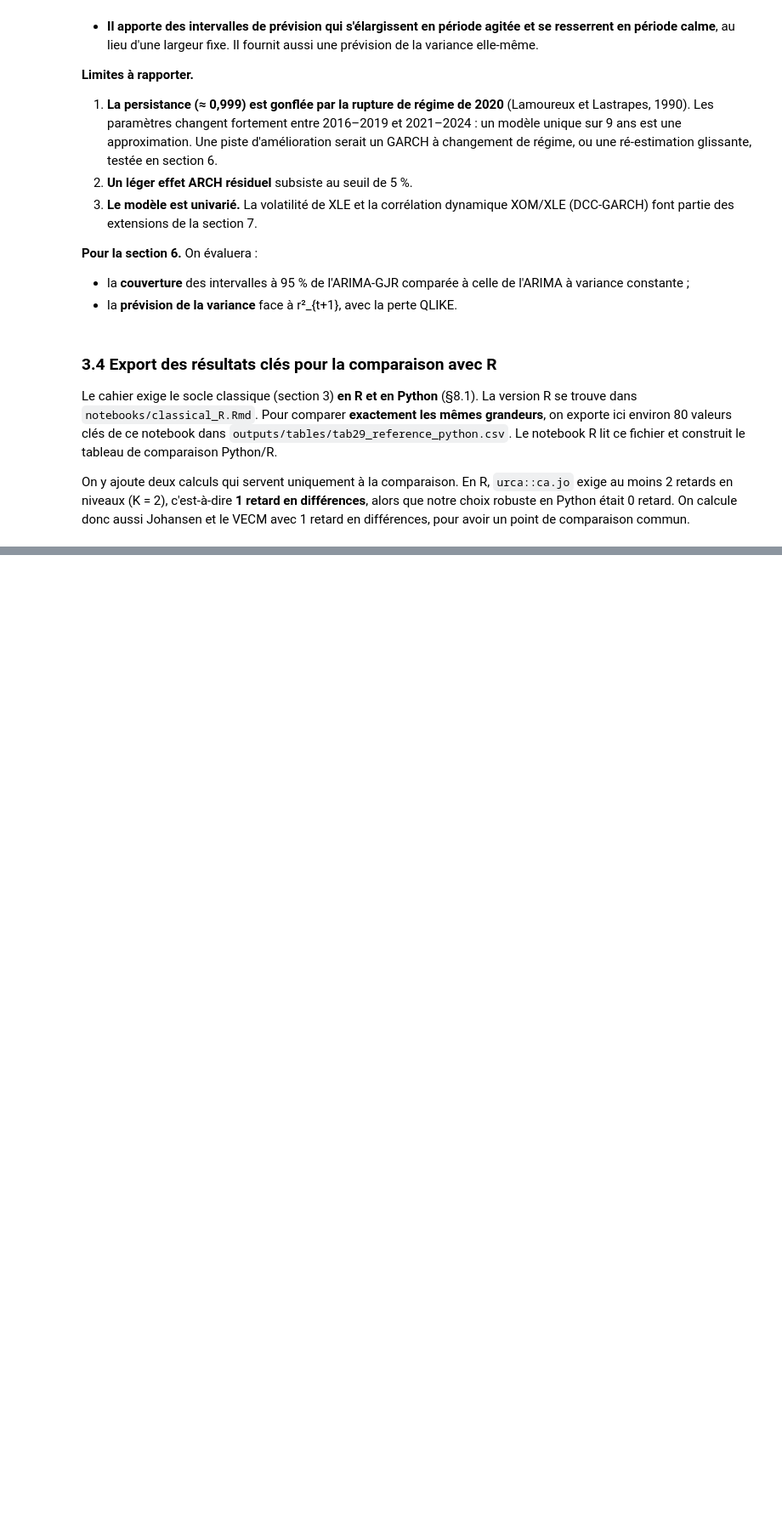
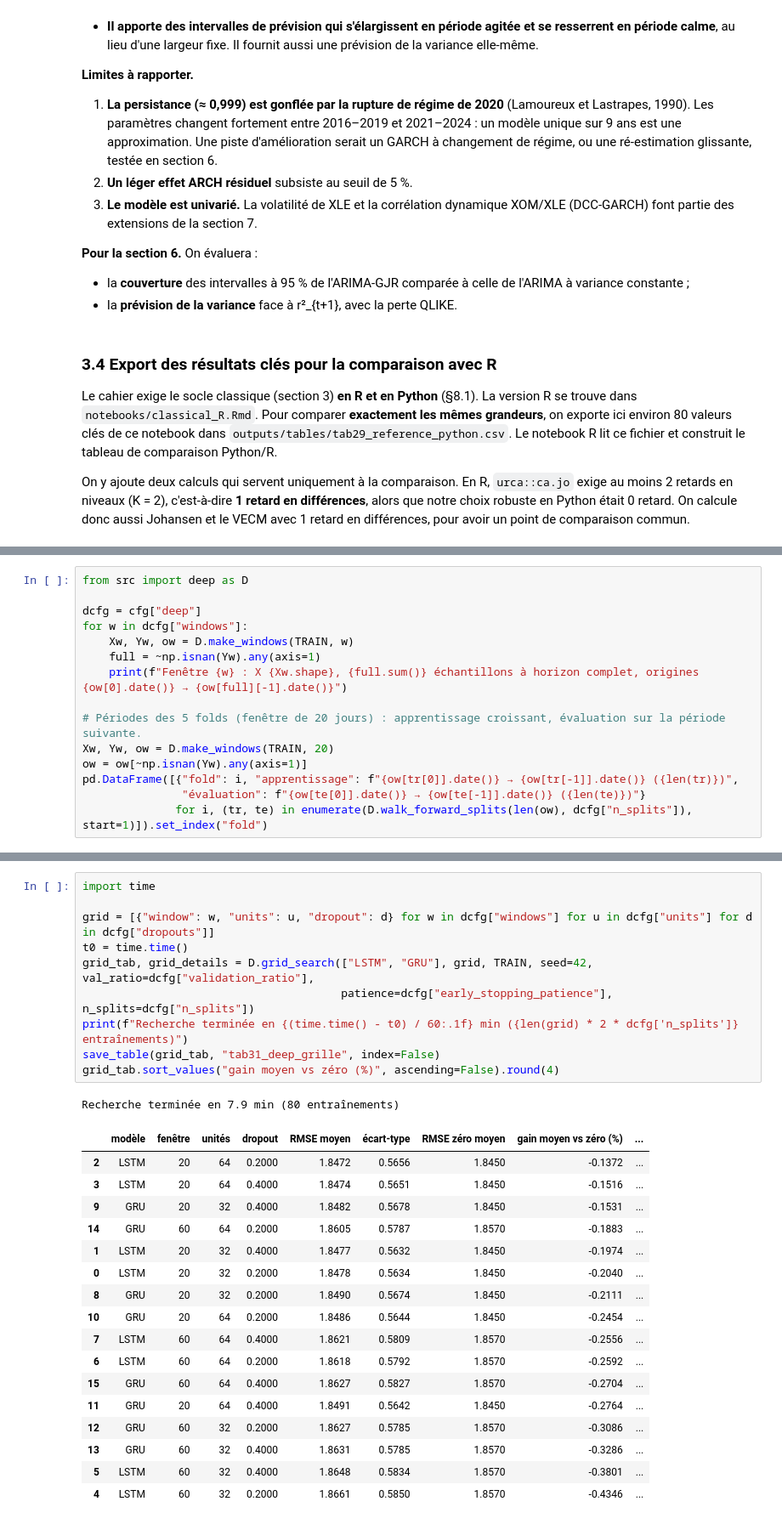
Before and after one commit to aziz28-dev/ts-project, a Jupyter notebook: notebooks/main_python.ipynb, the cells around one changed output, grey strips where cells are left out. Shown at 85% size. Drawn from its saved outputs; the diff is of its cells as text; blank space fills up the shorter version.

```diff
--- a/notebooks/main_python.ipynb
+++ b/notebooks/main_python.ipynb
@@ -2198,0 +2326,15 @@ reference.head(10)
+# %%
+from src import deep as D
+
+dcfg = cfg["deep"]
+for w in dcfg["windows"]:
+    Xw, Yw, ow = D.make_windows(TRAIN, w)
+    full = ~np.isnan(Yw).any(axis=1)
+    print(f"Fenêtre {w} : X {Xw.shape}, {full.sum()} échantillons à horizon complet, origines {ow[0].date()} → {ow[full][-1].date()}")
+
+# Périodes des 5 folds (fenêtre de 20 jours) : apprentissage croissant, évaluation sur la période suivante.
+Xw, Yw, ow = D.make_windows(TRAIN, 20)
+ow = ow[~np.isnan(Yw).any(axis=1)]
+pd.DataFrame([{"fold": i, "apprentissage": f"{ow[tr[0]].date()} → {ow[tr[-1]].date()} ({len(tr)})",
+               "évaluation": f"{ow[te[0]].date()} → {ow[te[-1]].date()} ({len(te)})"}
+              for i, (tr, te) in enumerate(D.walk_forward_splits(len(ow), dcfg["n_splits"]), start=1)]).set_index("fold")
@@ -2198,0 +2367,29 @@ reference.head(10)
+# %%
+import time
+
+grid = [{"window": w, "units": u, "dropout": d} for w in dcfg["windows"] for u in dcfg["units"] for d in dcfg["dropouts"]]
+t0 = time.time()
+grid_tab, grid_details = D.grid_search(["LSTM", "GRU"], grid, TRAIN, seed=42, val_ratio=dcfg["validation_ratio"],
+                                       patience=dcfg["early_stopping_patience"], n_splits=dcfg["n_splits"])
+print(f"Recherche terminée en {(time.time() - t0) / 60:.1f} min ({len(grid) * 2 * dcfg['n_splits']} entraînements)")
+save_table(grid_tab, "tab31_deep_grille", index=False)
+grid_tab.sort_values("gain moyen vs zéro (%)", ascending=False).round(4)
+# %% [output]
+Recherche terminée en 7.9 min (80 entraînements)
+|  | modèle | fenêtre | unités | dropout | RMSE moyen | écart-type | RMSE zéro moyen | gain moyen vs zéro (%) | ... |
+| 2 | LSTM | 20 | 64 | 0.2000 | 1.8472 | 0.5656 | 1.8450 | -0.1372 | ... |
+| 3 | LSTM | 20 | 64 | 0.4000 | 1.8474 | 0.5651 | 1.8450 | -0.1516 | ... |
+| 9 | GRU | 20 | 32 | 0.4000 | 1.8482 | 0.5678 | 1.8450 | -0.1531 | ... |
+| 14 | GRU | 60 | 64 | 0.2000 | 1.8605 | 0.5787 | 1.8570 | -0.1883 | ... |
+| 1 | LSTM | 20 | 32 | 0.4000 | 1.8477 | 0.5632 | 1.8450 | -0.1974 | ... |
+| 0 | LSTM | 20 | 32 | 0.2000 | 1.8478 | 0.5634 | 1.8450 | -0.2040 | ... |
+| 8 | GRU | 20 | 32 | 0.2000 | 1.8490 | 0.5674 | 1.8450 | -0.2111 | ... |
+| 10 | GRU | 20 | 64 | 0.2000 | 1.8486 | 0.5644 | 1.8450 | -0.2454 | ... |
+| 7 | LSTM | 60 | 64 | 0.4000 | 1.8621 | 0.5809 | 1.8570 | -0.2556 | ... |
+| 6 | LSTM | 60 | 64 | 0.2000 | 1.8618 | 0.5792 | 1.8570 | -0.2592 | ... |
+| 15 | GRU | 60 | 64 | 0.4000 | 1.8627 | 0.5827 | 1.8570 | -0.2704 | ... |
+| 11 | GRU | 20 | 64 | 0.4000 | 1.8491 | 0.5642 | 1.8450 | -0.2764 | ... |
+| 12 | GRU | 60 | 32 | 0.2000 | 1.8627 | 0.5785 | 1.8570 | -0.3086 | ... |
+| 13 | GRU | 60 | 32 | 0.4000 | 1.8631 | 0.5785 | 1.8570 | -0.3286 | ... |
+| 5 | LSTM | 60 | 32 | 0.4000 | 1.8648 | 0.5834 | 1.8570 | -0.3801 | ... |
+| 4 | LSTM | 60 | 32 | 0.2000 | 1.8661 | 0.5850 | 1.8570 | -0.4346 | ... |
```
Also changed, not shown: parts of 20 cells of this notebook, 21 other files.
